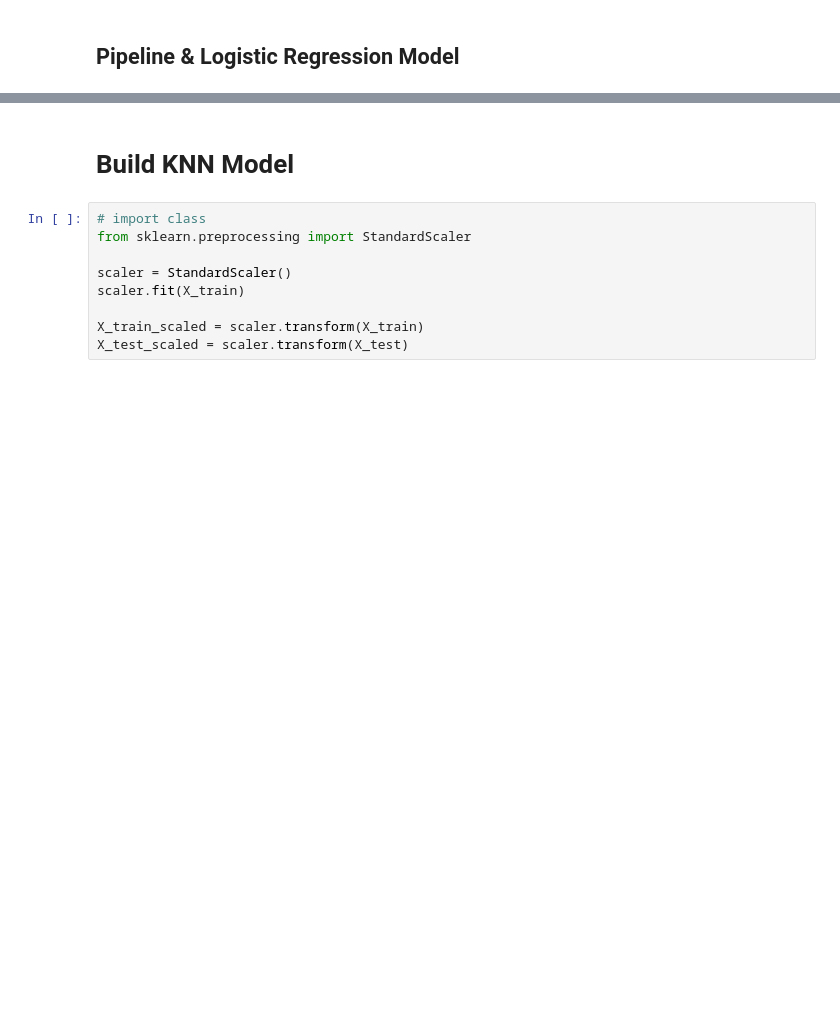
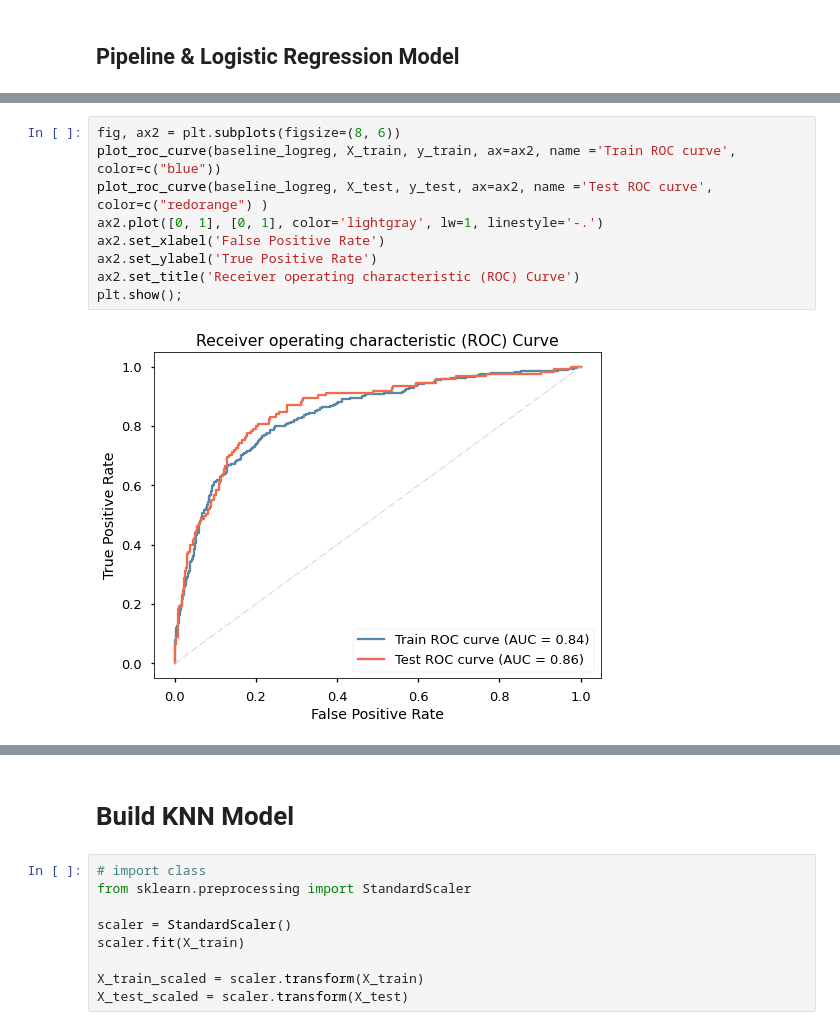
Before and after one commit to heathlikethecandybar/phase_4_project, a Jupyter notebook: phase_3/project/phase_3_notebook.ipynb, the cells around one changed output, grey strips where cells are left out. Saved outputs shown, nothing was run; the diff lists cells and outputs as text; blank space fills up the shorter version.

```diff
--- a/phase_3/project/phase_3_notebook.ipynb
+++ b/phase_3/project/phase_3_notebook.ipynb
@@ -635,0 +614,11 @@ weighted avg      0.851     0.872     0.851       834
+# %%
+fig, ax2 = plt.subplots(figsize=(8, 6))
+plot_roc_curve(baseline_logreg, X_train, y_train, ax=ax2, name ='Train ROC curve', color=c("blue"))
+plot_roc_curve(baseline_logreg, X_test, y_test, ax=ax2, name ='Test ROC curve', color=c("redorange") )
+ax2.plot([0, 1], [0, 1], color='lightgray', lw=1, linestyle='-.')
+ax2.set_xlabel('False Positive Rate')
+ax2.set_ylabel('True Positive Rate')
+ax2.set_title('Receiver operating characteristic (ROC) Curve')
+plt.show();
+# %% [output]
+[figure, added]
```
Also changed, not shown: parts of 44 cells of this notebook, 1 other file.
